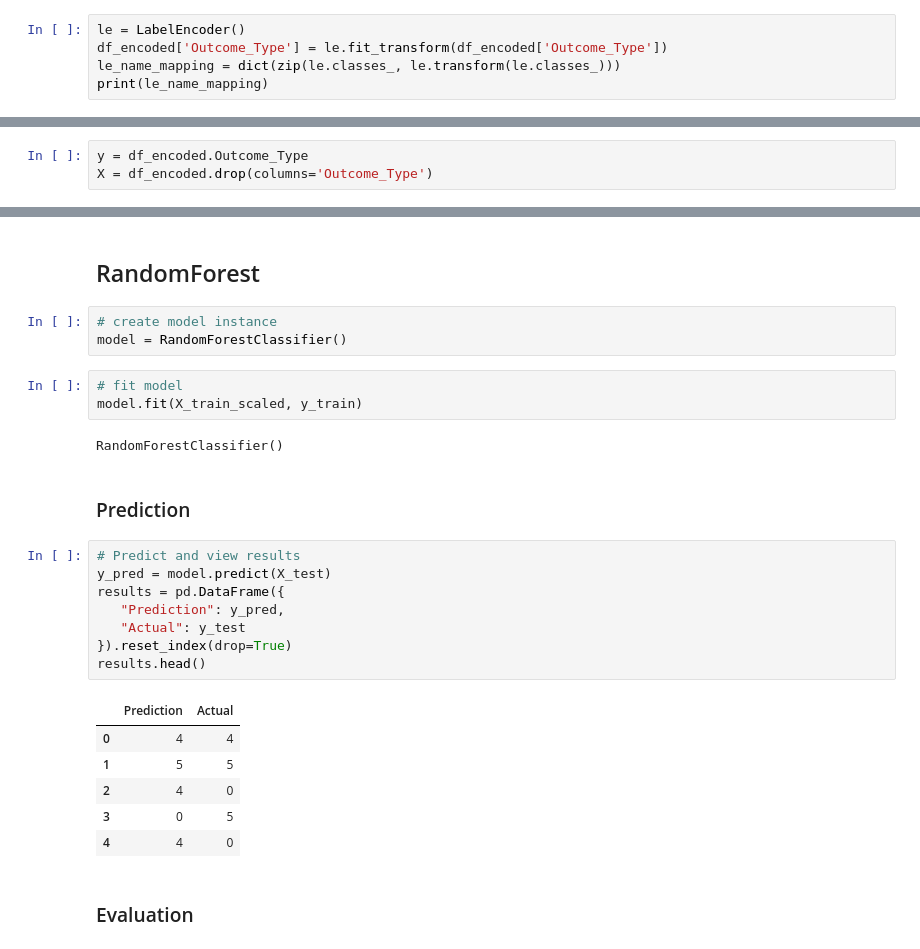
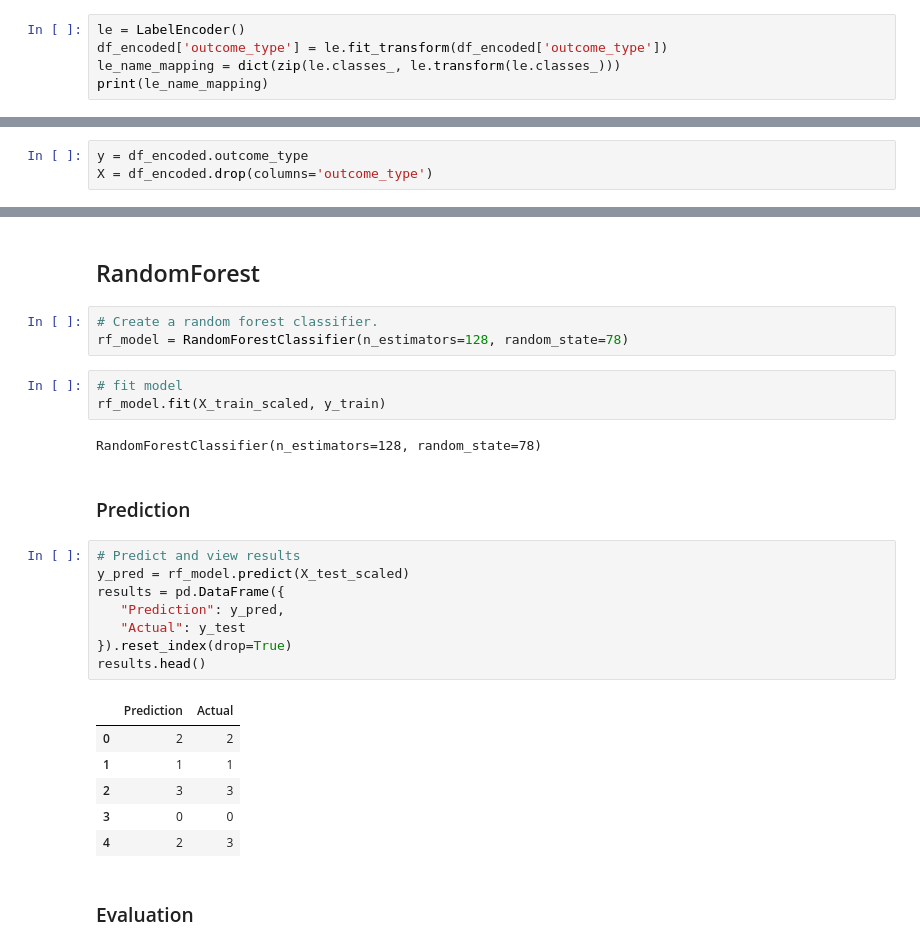
Before and after one commit to kevinsguo/Group_5_Animal_Adoption, a Jupyter notebook: Becky/Machine_Learning_Model.ipynb, the cells around one changed output, grey strips where cells are left out. Saved outputs shown, nothing was run; the diff lists cells and outputs as text.

```diff
--- a/Becky/Machine_Learning_Model.ipynb
+++ b/Becky/Machine_Learning_Model.ipynb
@@ -291,5 +192,5 @@ df_encoded = pd.get_dummies(df, columns=['Intake_Type', 'IntakeCondition', 'Anim
 # %%
 le = LabelEncoder()
-df_encoded['Outcome_Type'] = le.fit_transform(df_encoded['Outcome_Type'])
+df_encoded['outcome_type'] = le.fit_transform(df_encoded['outcome_type'])
 le_name_mapping = dict(zip(le.classes_, le.transform(le.classes_)))
 print(le_name_mapping)
@@ -308,7 +207,7 @@ df_encoded.head()
 # %% [markdown]
 ## Train Test Split Data
 # %%
-y = df_encoded.Outcome_Type
-X = df_encoded.drop(columns='Outcome_Type')
+y = df_encoded.outcome_type
+X = df_encoded.drop(columns='outcome_type')
 # %%
 # Split data to train and test
@@ -325,30 +224,30 @@ X_test_scaled = X_scaler.transform(X_test)
 # %% [markdown]
 ## RandomForest
 # %%
-# create model instance
-model = RandomForestClassifier()
+# Create a random forest classifier.
+rf_model = RandomForestClassifier(n_estimators=128, random_state=78)
 # %%
 # fit model
-model.fit(X_train_scaled, y_train)
+rf_model.fit(X_train_scaled, y_train)
 # %% [output]
-RandomForestClassifier()
+RandomForestClassifier(n_estimators=128, random_state=78)
 # %% [markdown]
 ### Prediction
 # %%
 # Predict and view results
-y_pred = model.predict(X_test)
+y_pred = rf_model.predict(X_test_scaled)
 results = pd.DataFrame({
    "Prediction": y_pred,
    "Actual": y_test
 }).reset_index(drop=True)
 results.head()
 # %% [output]
 |  | Prediction | Actual |
-| 0 | 4 | 4 |
-| 1 | 5 | 5 |
-| 2 | 4 | 0 |
-| 3 | 0 | 5 |
-| 4 | 4 | 0 |
+| 0 | 2 | 2 |
+| 1 | 1 | 1 |
+| 2 | 3 | 3 |
+| 3 | 0 | 0 |
+| 4 | 2 | 3 |
 # %% [markdown]
 ### Evaluation
 # %%
```
Also changed, not shown: parts of 70 cells of this notebook, 1 other file.
